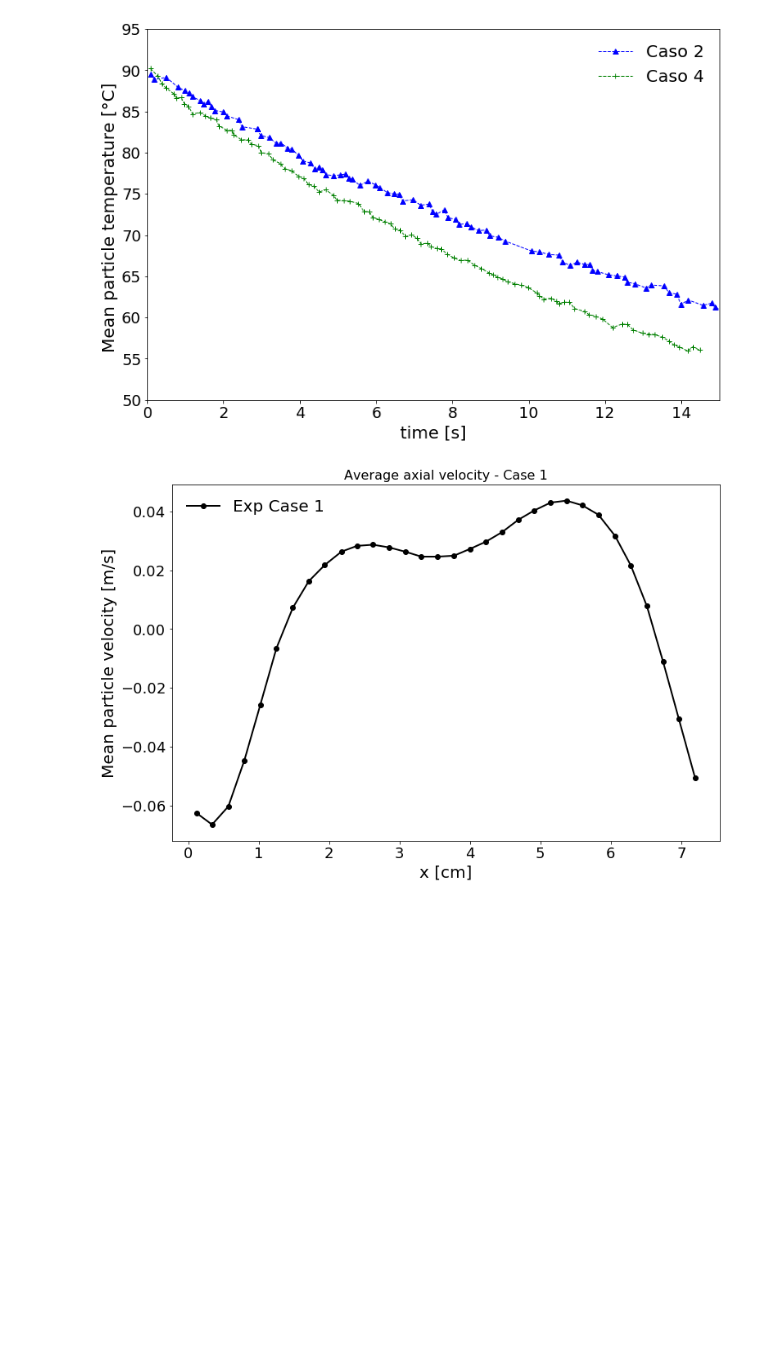
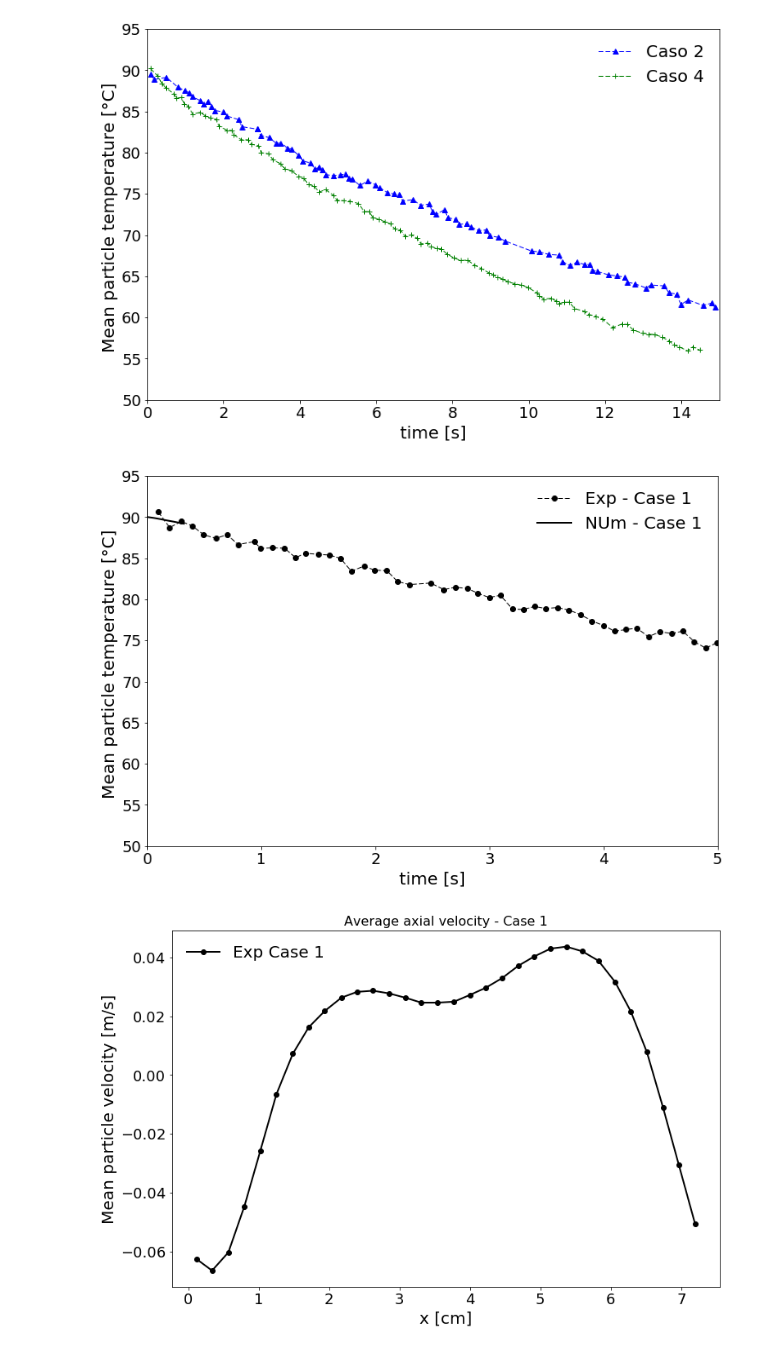
Before and after one commit to lucillalmeida/doutorado-validacoes, a Jupyter notebook: fluidized-bed-patil/Patil-pseudo-2-d-fluidized-bed.ipynb, the cells around one changed output. Drawn from its saved outputs; the diff is of its cells as text; code cells hidden in the pictures; blank space fills up the shorter version.

```diff
--- a/fluidized-bed-patil/Patil-pseudo-2-d-fluidized-bed.ipynb
+++ b/fluidized-bed-patil/Patil-pseudo-2-d-fluidized-bed.ipynb
@@ -174,6 +179,21 @@ plt.ylim(50, 95)
 plt.show()
 # %% [output]
 [figure]
+# %%
+plt.plot(time_case1,  temp_case1, linestyle = "--", color = "black", marker = 'o', linewidth = 1,label = "Exp - Case 1")
+plt.plot(time_rocky_case1,  temp_rocky_case1, linestyle = "-", color = "black", marker = 'None', linewidth = 2,label = "NUm - Case 1")
+#plt.title("Vertical velocity ", fontsize = 16)
+plt.xlabel("time [s]", fontsize = 20)
+plt.ylabel("Mean particle temperature [\u00B0C] ", fontsize = 20)
+plt.xticks(fontsize = 18)
+plt.yticks(fontsize = 18)
+plt.legend(fontsize = 20, frameon = False, loc = 0)
+plt.xlim(0, 5)
+plt.ylim(50, 95)
+#plt.savefig("bed_temperature.png")
+plt.show()
+# %% [output]
+[figure, added]
 # %%
 plt.plot(x_case1, volFlux_case1, linestyle = "-", color = "black", marker = 'o', linewidth = 2,label = "Exp Case 1")
 plt.title("Average axial velocity - Case 1", fontsize = 16)
```
Also changed, not shown: parts of 2 cells of this notebook, 1 other file.
